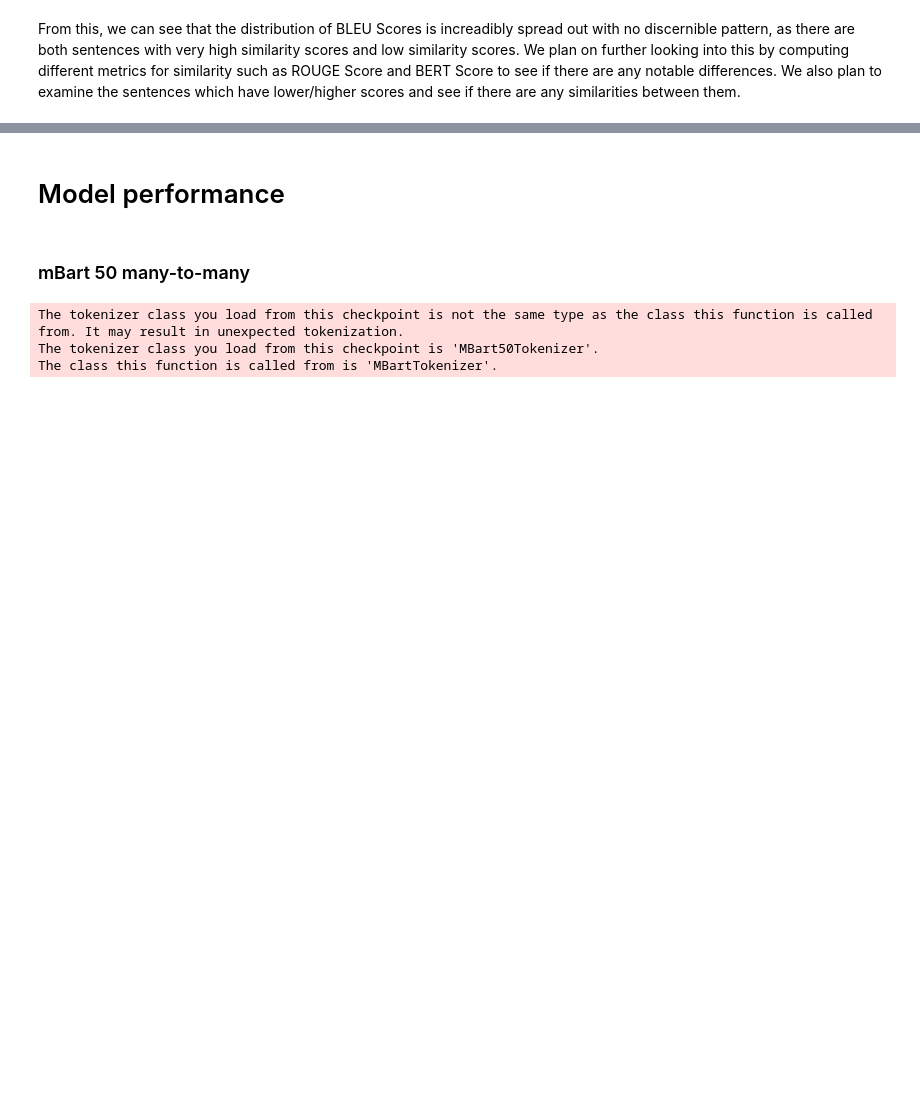
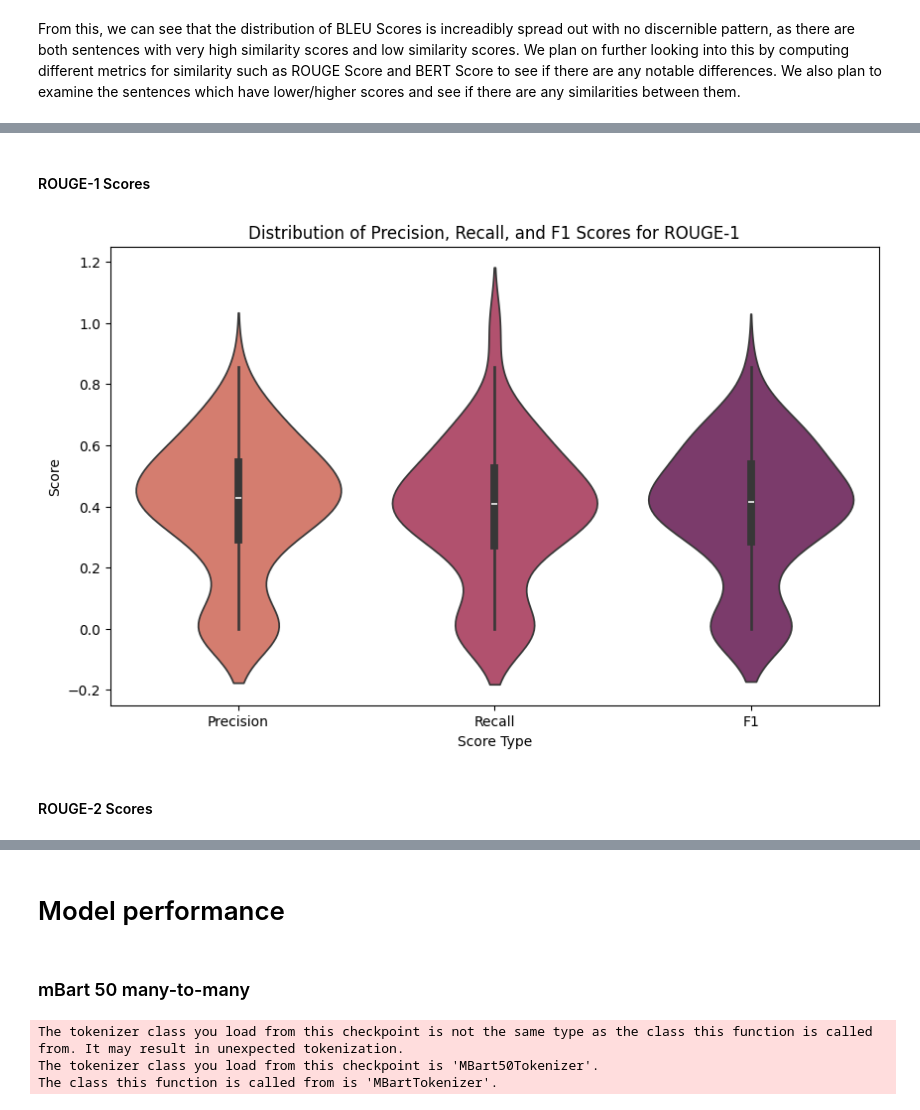
Before and after one commit to MDakshithagithub/Language_Translation_LLM, a Jupyter notebook: llm.ipynb, the cells around one changed output, grey strips where cells are left out. Saved outputs shown, nothing was run; the diff lists cells and outputs as text; code cells hidden in the pictures; blank space fills up the shorter version.

```diff
--- a/llm.ipynb
+++ b/llm.ipynb
@@ -656,0 +608,11 @@ Furthermore, we will be training the model by considering additional parameters
+# %%
+def compute_rouge(row):
+    prediction = row['LLM_Translation']
+    reference = row['en']
+
+    rouge = Rouge()
+    scores = rouge.get_scores(prediction, reference)
+    return scores[0]
+# %%
+fr_df['rouge_score'] = fr_df.apply(compute_rouge, axis=1)
+display(fr_df)
@@ -656,0 +633,21 @@ Furthermore, we will be training the model by considering additional parameters
+# %% [markdown]
+#### ROUGE-1 Scores
+# %%
+precision_scores = [row['rouge-1']['p'] for row in fr_df['rouge_score']]
+recall_scores = [row['rouge-1']['r'] for row in fr_df['rouge_score']]
+f1_scores = [row['rouge-1']['f'] for row in fr_df['rouge_score']]
+# %%
+data = pd.DataFrame({
+    'Score Type': ['Precision'] * len(precision_scores) + ['Recall'] * len(recall_scores) + ['F1'] * len(f1_scores),
+    'Score': precision_scores + recall_scores + f1_scores
+})
+
+plt.figure(figsize=(10, 6))
+sns.violinplot(x="Score Type", y="Score", data=data, palette="flare", hue="Score Type")
+plt.title('Distribution of Precision, Recall, and F1 Scores for ROUGE-1')
+plt.ylabel('Score')
+plt.show()
+# %% [output]
+[figure, added]
+# %% [markdown]
+#### ROUGE-2 Scores
```
Also changed, not shown: parts of 43 cells of this notebook, 1 other file.
